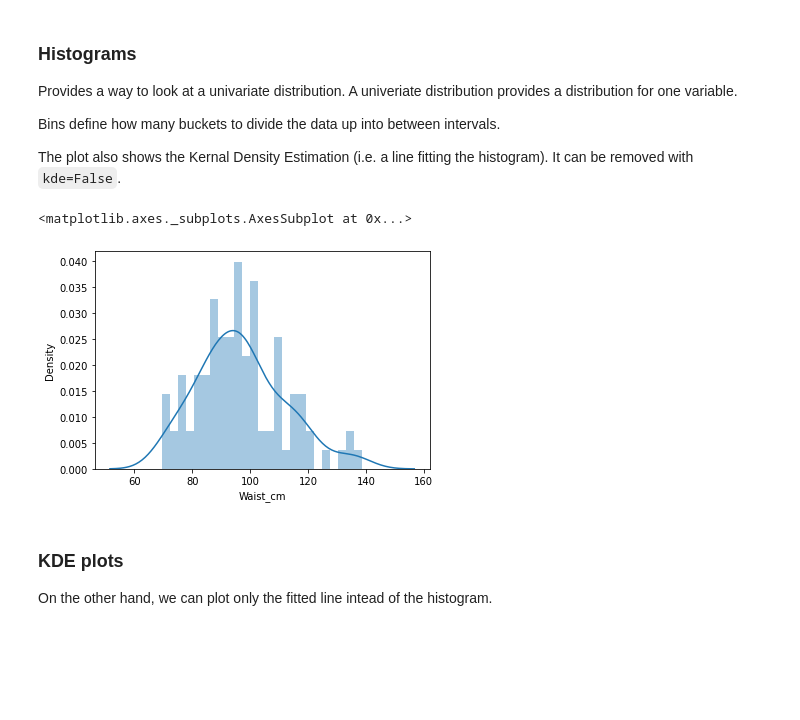
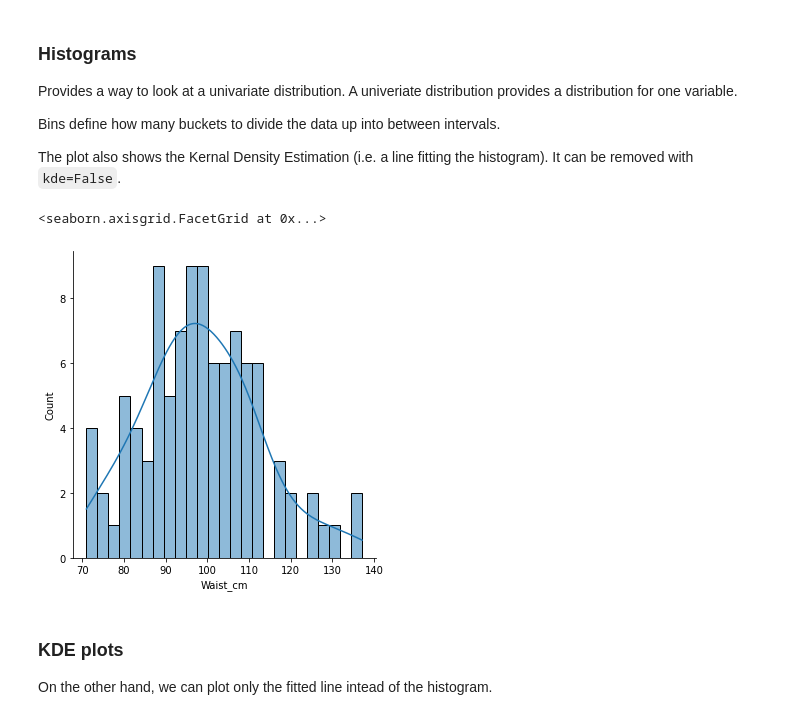
Before and after one commit to cristianmejia00/kajikawa_lab, a Jupyter notebook: Python-2021/Practice_1_titech.ipynb, the cells around one changed output. Drawn from its saved outputs; the diff is of its cells as text; code cells hidden in the pictures; blank space fills up the shorter version.

```diff
--- a/Python-2021/Practice_1_titech.ipynb
+++ b/Python-2021/Practice_1_titech.ipynb
@@ -497,10 +536,10 @@ Bins define how many buckets to divide the data up into between intervals.
 
 The plot also shows the Kernal Density Estimation (i.e. a line fitting the histogram). It can be removed with `kde=False`.
 # %%
-sns.distplot(dataset['Waist_cm'], kde=True, bins=25)
+sns.displot(dataset['Waist_cm'], kde=True, bins=25)
 # %% [output]
-<matplotlib.axes._subplots.AxesSubplot at 0x...>
+<seaborn.axisgrid.FacetGrid at 0x...>
-[figure, old version]
+[figure, new version]
 # %% [markdown]
 ### KDE plots
 
```
Also changed, not shown: parts of 31 cells of this notebook.
